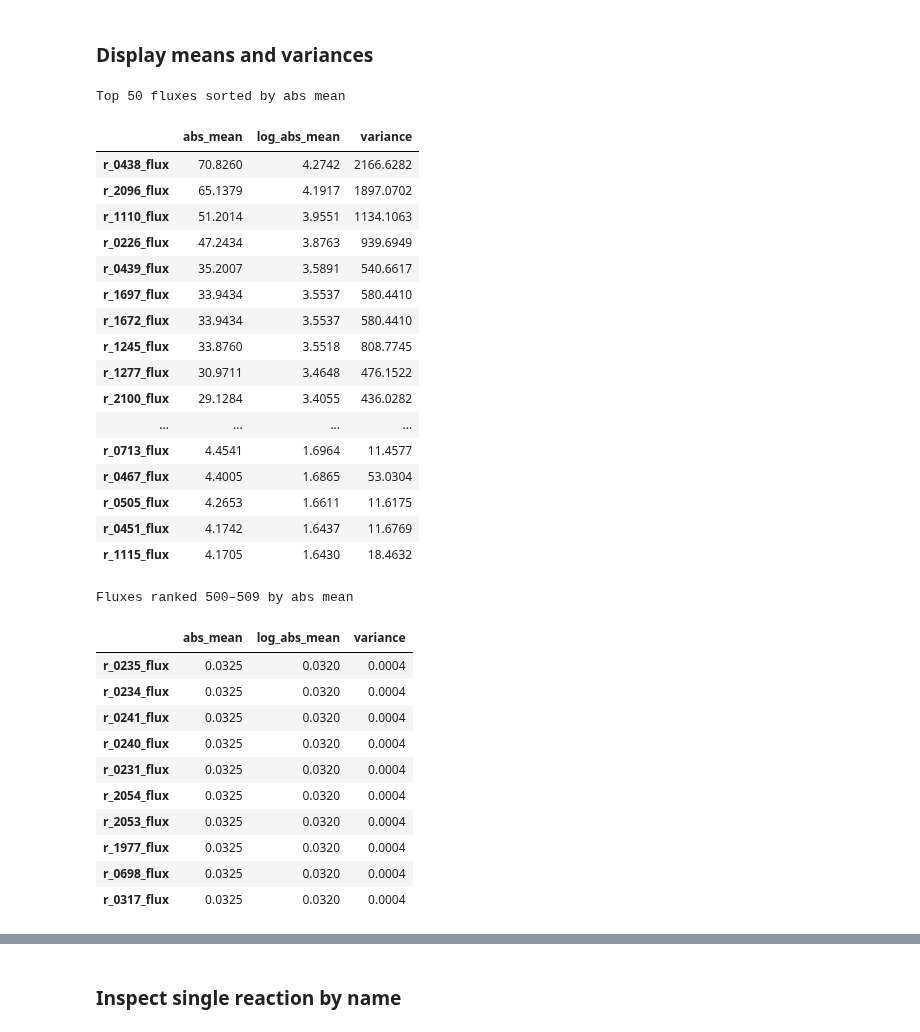
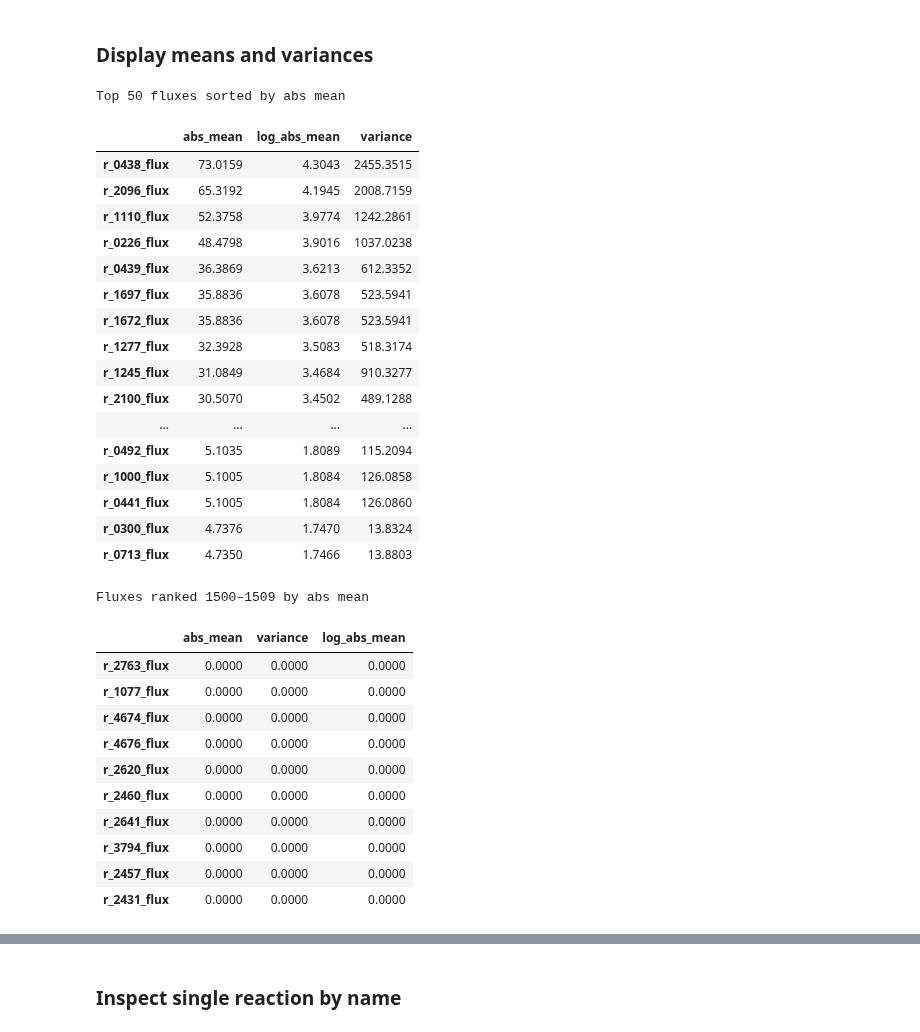
Before and after one commit to ruokokoski/metabolic-NN, a Jupyter notebook: explore_samples.ipynb, the cells around one changed output, grey strips where cells are left out. Cells and saved outputs as stored; diff of their text form; code cells hidden in the pictures.

```diff
--- a/explore_samples.ipynb
+++ b/explore_samples.ipynb
@@ -8,7 +8,7 @@ from matplotlib.colors import SymLogNorm
 from matplotlib import cm
 from yeast9_reactions import inputs, outputs
 
-DATA_PATH = './data/2025-11-10_yeast9_data_100_samples.csv'
+DATA_PATH = './data/2025-11-19_yeast9_data_986_samples.csv'
 
 matrix = np.loadtxt(DATA_PATH, delimiter=',', skiprows=1)
 
@@ -54,43 +54,43 @@ top_df.style.format("{:.4f}")
 # %% [output]
 Top 50 fluxes sorted by abs mean
 |  | abs_mean | log_abs_mean | variance |
-| r_0438_flux | 70.8260 | 4.2742 | 2166.6282 |
-| r_2096_flux | 65.1379 | 4.1917 | 1897.0702 |
-| r_1110_flux | 51.2014 | 3.9551 | 1134.1063 |
-| r_0226_flux | 47.2434 | 3.8763 | 939.6949 |
-| r_0439_flux | 35.2007 | 3.5891 | 540.6617 |
-| r_1697_flux | 33.9434 | 3.5537 | 580.4410 |
-| r_1672_flux | 33.9434 | 3.5537 | 580.4410 |
-| r_1245_flux | 33.8760 | 3.5518 | 808.7745 |
-| r_1277_flux | 30.9711 | 3.4648 | 476.1522 |
-| r_2100_flux | 29.1284 | 3.4055 | 436.0282 |
+| r_0438_flux | 73.0159 | 4.3043 | 2455.3515 |
+| r_2096_flux | 65.3192 | 4.1945 | 2008.7159 |
+| r_1110_flux | 52.3758 | 3.9774 | 1242.2861 |
+| r_0226_flux | 48.4798 | 3.9016 | 1037.0238 |
+| r_0439_flux | 36.3869 | 3.6213 | 612.3352 |
+| r_1697_flux | 35.8836 | 3.6078 | 523.5941 |
+| r_1672_flux | 35.8836 | 3.6078 | 523.5941 |
+| r_1277_flux | 32.3928 | 3.5083 | 518.3174 |
+| r_1245_flux | 31.0849 | 3.4684 | 910.3277 |
+| r_2100_flux | 30.5070 | 3.4502 | 489.1288 |
 | ... | ... | ... | ... |
-| r_0713_flux | 4.4541 | 1.6964 | 11.4577 |
-| r_0467_flux | 4.4005 | 1.6865 | 53.0304 |
-| r_0505_flux | 4.2653 | 1.6611 | 11.6175 |
-| r_0451_flux | 4.1742 | 1.6437 | 11.6769 |
-| r_1115_flux | 4.1705 | 1.6430 | 18.4632 |
+| r_0492_flux | 5.1035 | 1.8089 | 115.2094 |
+| r_1000_flux | 5.1005 | 1.8084 | 126.0858 |
+| r_0441_flux | 5.1005 | 1.8084 | 126.0860 |
+| r_0300_flux | 4.7376 | 1.7470 | 13.8324 |
+| r_0713_flux | 4.7350 | 1.7466 | 13.8803 |
 # %%
 # Inspect a specific range of fluxes by rank
-start = 500
+start = 1500
 end   = start + 10
 
 range_df = stats.sort_values('abs_mean', ascending=False).iloc[start:end]
 print(f'Fluxes ranked {start}–{end-1} by abs mean')
 range_df.style.format("{:.4f}")
 # %% [output]
-Fluxes ranked 500–509 by abs mean
+Fluxes ranked 1500–1509 by abs mean
-|  | abs_mean | log_abs_mean | variance |
-| r_0235_flux | 0.0325 | 0.0320 | 0.0004 |
-| r_0234_flux | 0.0325 | 0.0320 | 0.0004 |
-| r_0241_flux | 0.0325 | 0.0320 | 0.0004 |
-| r_0240_flux | 0.0325 | 0.0320 | 0.0004 |
-| r_0231_flux | 0.0325 | 0.0320 | 0.0004 |
-| r_2054_flux | 0.0325 | 0.0320 | 0.0004 |
-| r_2053_flux | 0.0325 | 0.0320 | 0.0004 |
-| r_1977_flux | 0.0325 | 0.0320 | 0.0004 |
-| r_0698_flux | 0.0325 | 0.0320 | 0.0004 |
-| r_0317_flux | 0.0325 | 0.0320 | 0.0004 |
+|  | abs_mean | variance | log_abs_mean |
+| r_2763_flux | 0.0000 | 0.0000 | 0.0000 |
+| r_1077_flux | 0.0000 | 0.0000 | 0.0000 |
+| r_4674_flux | 0.0000 | 0.0000 | 0.0000 |
+| r_4676_flux | 0.0000 | 0.0000 | 0.0000 |
+| r_2620_flux | 0.0000 | 0.0000 | 0.0000 |
+| r_2460_flux | 0.0000 | 0.0000 | 0.0000 |
+| r_2641_flux | 0.0000 | 0.0000 | 0.0000 |
+| r_3794_flux | 0.0000 | 0.0000 | 0.0000 |
+| r_2457_flux | 0.0000 | 0.0000 | 0.0000 |
+| r_2431_flux | 0.0000 | 0.0000 | 0.0000 |
 # %%
 BOTTOM = 10
 print(f'Bottom {BOTTOM} fluxes sorted by abs mean')
```
Also changed, not shown: parts of 8 cells of this notebook.
